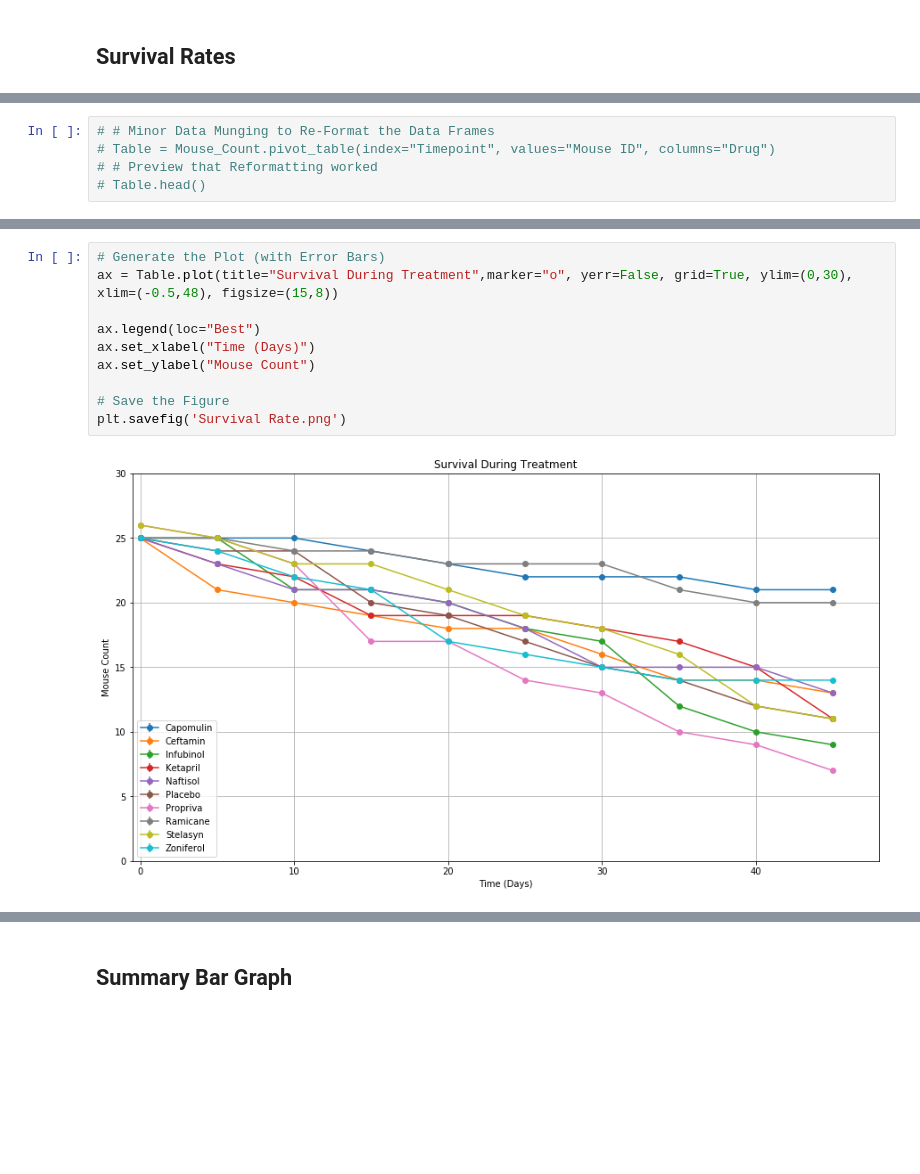
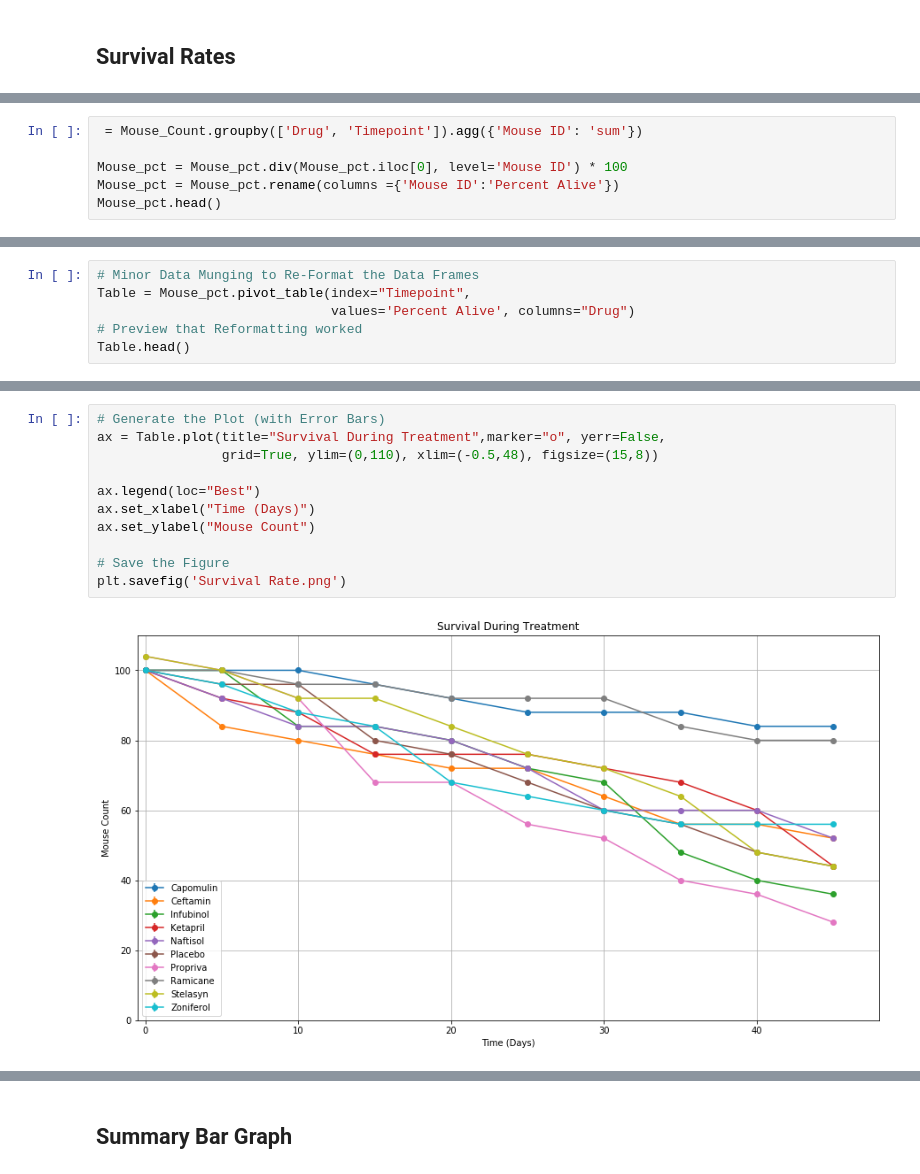
Before and after one commit to XaraRoy/Matplotlib-Homework, a Jupyter notebook: pymaceuticals_starter.ipynb, the cells around one changed output, grey strips where cells are left out. Saved outputs shown, nothing was run; the diff lists cells and outputs as text; blank space fills up the shorter version.

Commit message:
percentage tuple, markers working ,no lines

```diff
--- a/pymaceuticals_starter.ipynb
+++ b/pymaceuticals_starter.ipynb
@@ -190,3 +223,9 @@ Mouse_Count.head()
 | 2 | Capomulin | 10 | 25 |
 | 3 | Capomulin | 15 | 24 |
 | 4 | Capomulin | 20 | 23 |
+# %%
+ = Mouse_Count.groupby(['Drug', 'Timepoint']).agg({'Mouse ID': 'sum'})
+
+Mouse_pct = Mouse_pct.div(Mouse_pct.iloc[0], level='Mouse ID') * 100
+Mouse_pct = Mouse_pct.rename(columns ={'Mouse ID':'Percent Alive'})
+Mouse_pct.head()
@@ -193,8 +240,9 @@ Mouse_Count.head()
 # %%
-# # Minor Data Munging to Re-Format the Data Frames
-# Table = Mouse_Count.pivot_table(index="Timepoint", values="Mouse ID", columns="Drug")
-# # Preview that Reformatting worked
-# Table.head()
+# Minor Data Munging to Re-Format the Data Frames
+Table = Mouse_pct.pivot_table(index="Timepoint",
+                              values='Percent Alive', columns="Drug")
+# Preview that Reformatting worked
+Table.head()
 # %% [output]
 | Drug | Capomulin | Ceftamin | Infubinol | Ketapril | Naftisol | Placebo | Propriva | Ramicane | Stelasyn | ... |
 | Timepoint |  |  |  |  |  |  |  |  |  | ... |
@@ -227,12 +270,13 @@ Timepoint
 # %%
 # Generate the Plot (with Error Bars)
-ax = Table.plot(title="Survival During Treatment",marker="o", yerr=False, grid=True, ylim=(0,30), xlim=(-0.5,48), figsize=(15,8))
+ax = Table.plot(title="Survival During Treatment",marker="o", yerr=False,
+                grid=True, ylim=(0,110), xlim=(-0.5,48), figsize=(15,8))
 
 ax.legend(loc="Best")
 ax.set_xlabel("Time (Days)")
 ax.set_ylabel("Mouse Count")
 
 # Save the Figure
 plt.savefig('Survival Rate.png')
 # %% [output]
-[figure, old version]
+[figure, new version]
```
Also changed, not shown: parts of 24 cells of this notebook.
